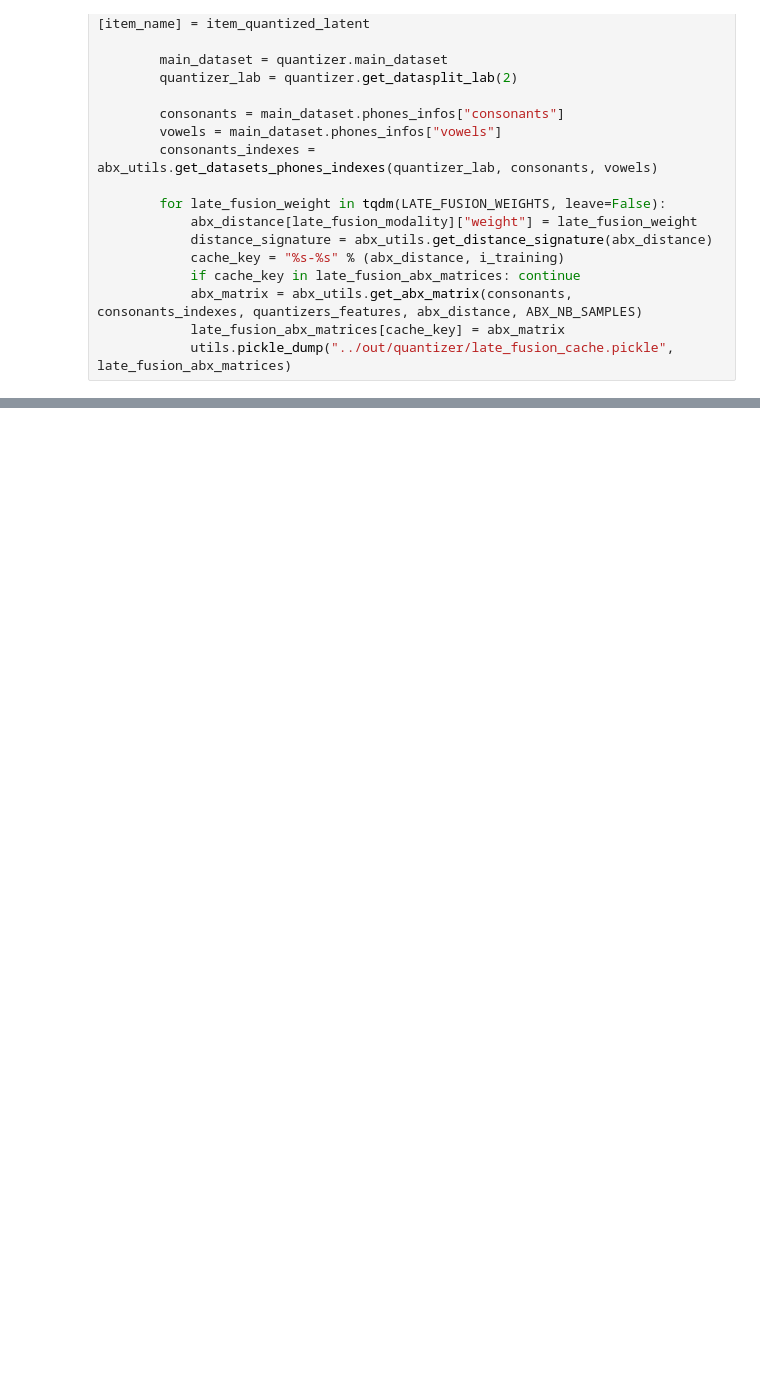
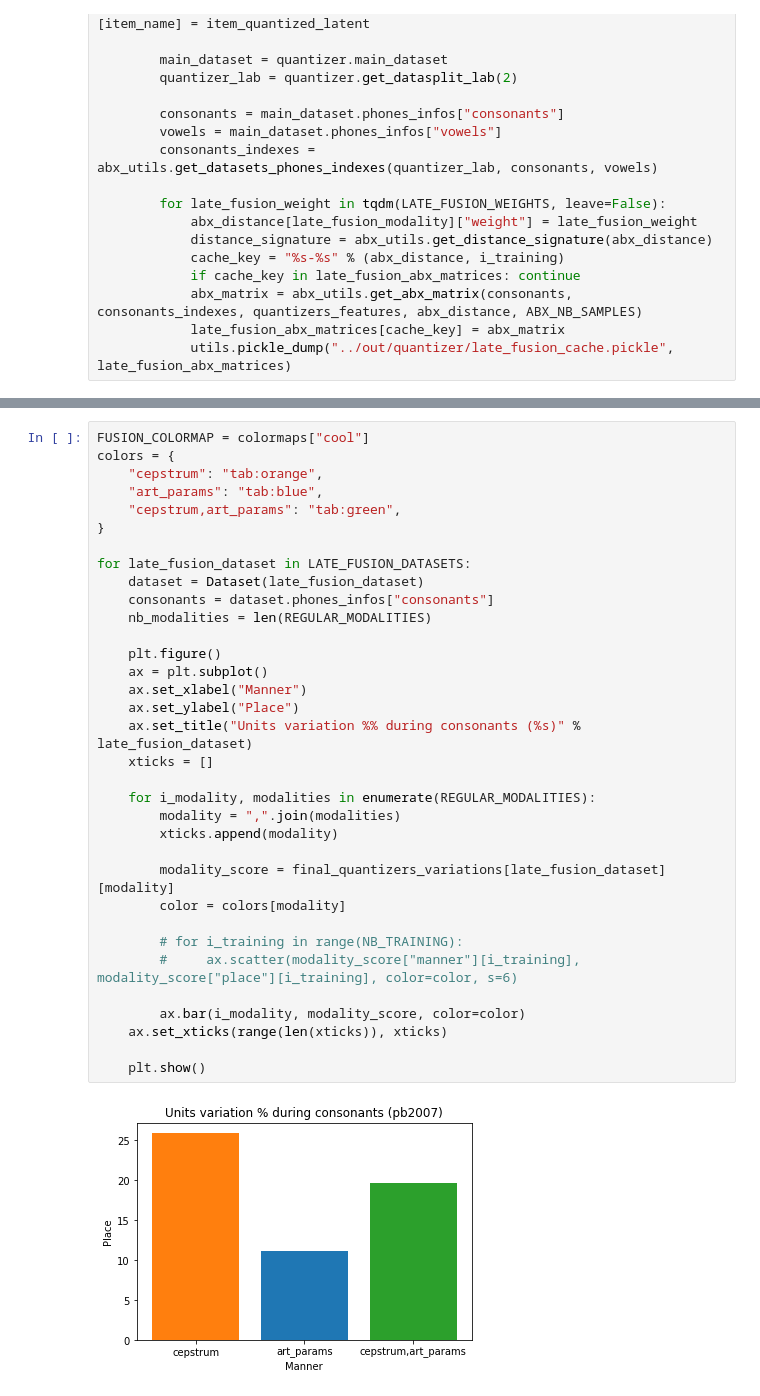
Before and after one commit to georgesma/agent, a Jupyter notebook: quantizer/visu_figures.ipynb, the cells around one changed output, grey strips where cells are left out. Cells and saved outputs as stored; diff of their text form; blank space fills up the shorter version.

```diff
--- a/quantizer/visu_figures.ipynb
+++ b/quantizer/visu_figures.ipynb
@@ -224,0 +309,36 @@ for late_fusion_dataset in LATE_FUSION_DATASETS:
+# %%
+FUSION_COLORMAP = colormaps["cool"]
+colors = {
+    "cepstrum": "tab:orange",
+    "art_params": "tab:blue",
+    "cepstrum,art_params": "tab:green",
+}
+
+for late_fusion_dataset in LATE_FUSION_DATASETS:
+    dataset = Dataset(late_fusion_dataset)
+    consonants = dataset.phones_infos["consonants"]
+    nb_modalities = len(REGULAR_MODALITIES)
+
+    plt.figure()
+    ax = plt.subplot()
+    ax.set_xlabel("Manner")
+    ax.set_ylabel("Place")
+    ax.set_title("Units variation %% during consonants (%s)" % late_fusion_dataset)
+    xticks = []
+
+    for i_modality, modalities in enumerate(REGULAR_MODALITIES):
+        modality = ",".join(modalities)
+        xticks.append(modality)
+
+        modality_score = final_quantizers_variations[late_fusion_dataset][modality]
+        color = colors[modality]
+
+        # for i_training in range(NB_TRAINING):
+        #     ax.scatter(modality_score["manner"][i_training], modality_score["place"][i_training], color=color, s=6)
+
+        ax.bar(i_modality, modality_score, color=color)
+    ax.set_xticks(range(len(xticks)), xticks)
+
+    plt.show()
+# %% [output]
+[figure, added]
```
Also changed, not shown: parts of 5 cells of this notebook, 1 other file.
